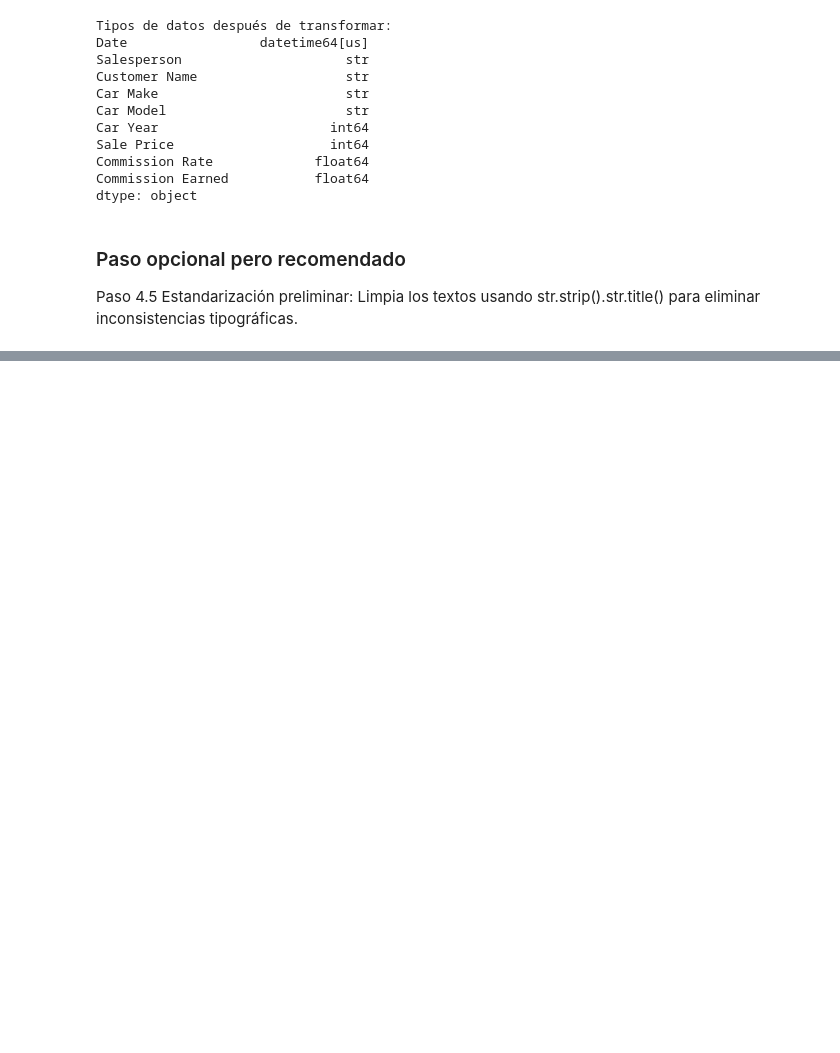
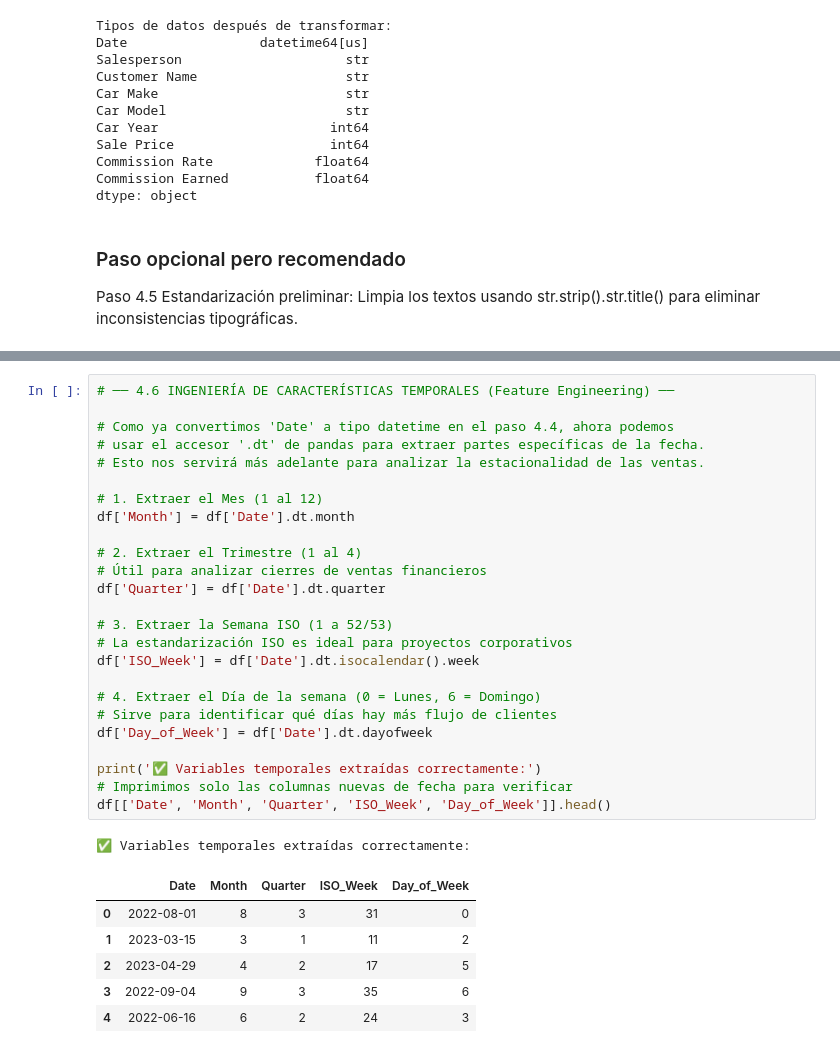
Before and after one commit to Jquishpeq923/car-sales-bigdata, a Jupyter notebook: proyecto_integrador.ipynb, the cells around one changed output, grey strips where cells are left out. Saved outputs shown, nothing was run; the diff lists cells and outputs as text; blank space fills up the shorter version.

Commit message:
Wip: Transformar variable Date

```diff
--- a/proyecto_integrador.ipynb
+++ b/proyecto_integrador.ipynb
@@ -354,3 +354,36 @@ Length: 5, dtype: str
 | 2 | 2023-04-29 | Ashley Ramos | Sandra Moore | Ford | Civic | 2016 | 33340 | 0.114536 | ... |
 | 3 | 2022-09-04 | Patrick Harris | Johnny Scott | Ford | Altima | 2013 | 41937 | 0.092191 | ... |
 | 4 | 2022-06-16 | Eric Lopez | Vanessa Jones | Honda | Silverado | 2022 | 20256 | 0.113490 | ... |
+# %%
+# ── 4.6 INGENIERÍA DE CARACTERÍSTICAS TEMPORALES (Feature Engineering) ──
+
+# Como ya convertimos 'Date' a tipo datetime en el paso 4.4, ahora podemos
+# usar el accesor '.dt' de pandas para extraer partes específicas de la fecha.
+# Esto nos servirá más adelante para analizar la estacionalidad de las ventas.
+
+# 1. Extraer el Mes (1 al 12)
+df['Month'] = df['Date'].dt.month
+
+# 2. Extraer el Trimestre (1 al 4)
+# Útil para analizar cierres de ventas financieros
+df['Quarter'] = df['Date'].dt.quarter
+
+# 3. Extraer la Semana ISO (1 a 52/53)
+# La estandarización ISO es ideal para proyectos corporativos
+df['ISO_Week'] = df['Date'].dt.isocalendar().week
+
+# 4. Extraer el Día de la semana (0 = Lunes, 6 = Domingo)
+# Sirve para identificar qué días hay más flujo de clientes
+df['Day_of_Week'] = df['Date'].dt.dayofweek
+
+print('✅ Variables temporales extraídas correctamente:')
+# Imprimimos solo las columnas nuevas de fecha para verificar
+df[['Date', 'Month', 'Quarter', 'ISO_Week', 'Day_of_Week']].head()
+# %% [output]
+✅ Variables temporales extraídas correctamente:
+|  | Date | Month | Quarter | ISO_Week | Day_of_Week |
+| 0 | 2022-08-01 | 8 | 3 | 31 | 0 |
+| 1 | 2023-03-15 | 3 | 1 | 11 | 2 |
+| 2 | 2023-04-29 | 4 | 2 | 17 | 5 |
+| 3 | 2022-09-04 | 9 | 3 | 35 | 6 |
+| 4 | 2022-06-16 | 6 | 2 | 24 | 3 |
```
Also changed, not shown: parts of 1 cell of this notebook.
